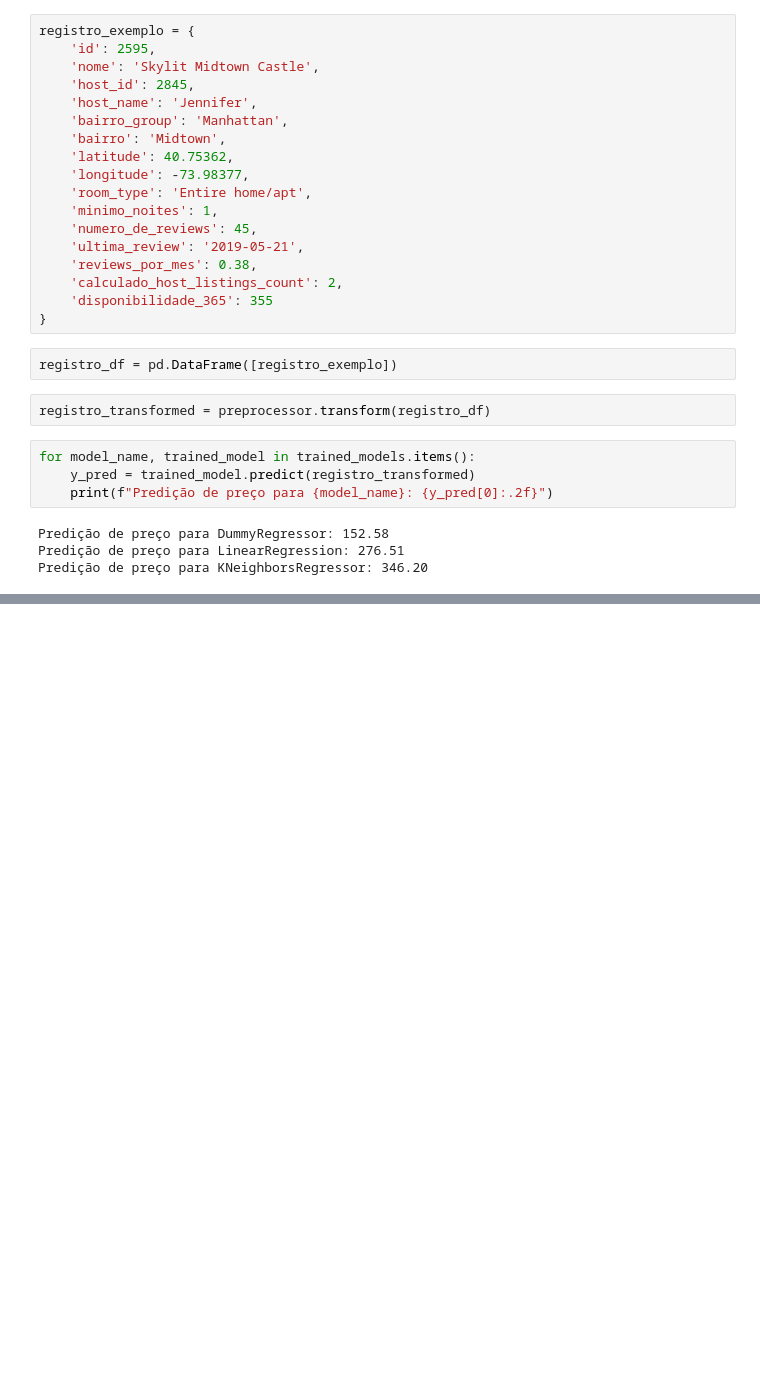
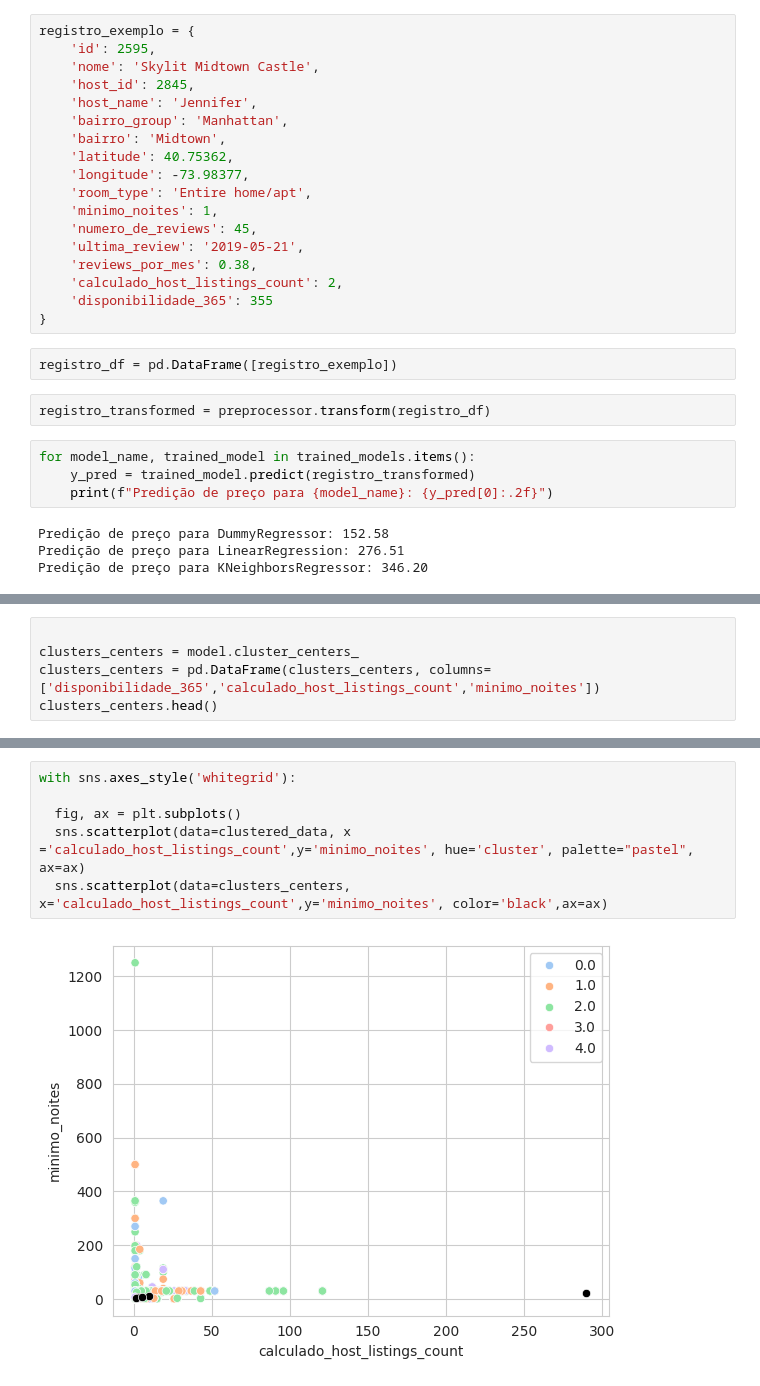
Before and after one commit to micaellimaj/Modelo_Predicao_De_Precos_Imoveis, a Jupyter notebook: Notebooks/3_Modelos_Machine_Learning.ipynb, the cells around one changed output, grey strips where cells are left out. Cells and saved outputs as stored; diff of their text form; blank space fills up the shorter version.

```diff
--- a/Notebooks/3_Modelos_Machine_Learning.ipynb
+++ b/Notebooks/3_Modelos_Machine_Learning.ipynb
@@ -421,0 +679,5 @@ Predição de preço para KNeighborsRegressor: 346.20
+# %%
+
+clusters_centers = model.cluster_centers_
+clusters_centers = pd.DataFrame(clusters_centers, columns=['disponibilidade_365','calculado_host_listings_count','minimo_noites'])
+clusters_centers.head()
@@ -421,0 +691,8 @@ Predição de preço para KNeighborsRegressor: 346.20
+# %%
+with sns.axes_style('whitegrid'):
+
+  fig, ax = plt.subplots()
+  sns.scatterplot(data=clustered_data, x ='calculado_host_listings_count',y='minimo_noites', hue='cluster', palette="pastel", ax=ax)
+  sns.scatterplot(data=clusters_centers, x='calculado_host_listings_count',y='minimo_noites', color='black',ax=ax)
+# %% [output]
+[figure, added]
```
Also changed, not shown: parts of 67 cells of this notebook, 13 other files.
